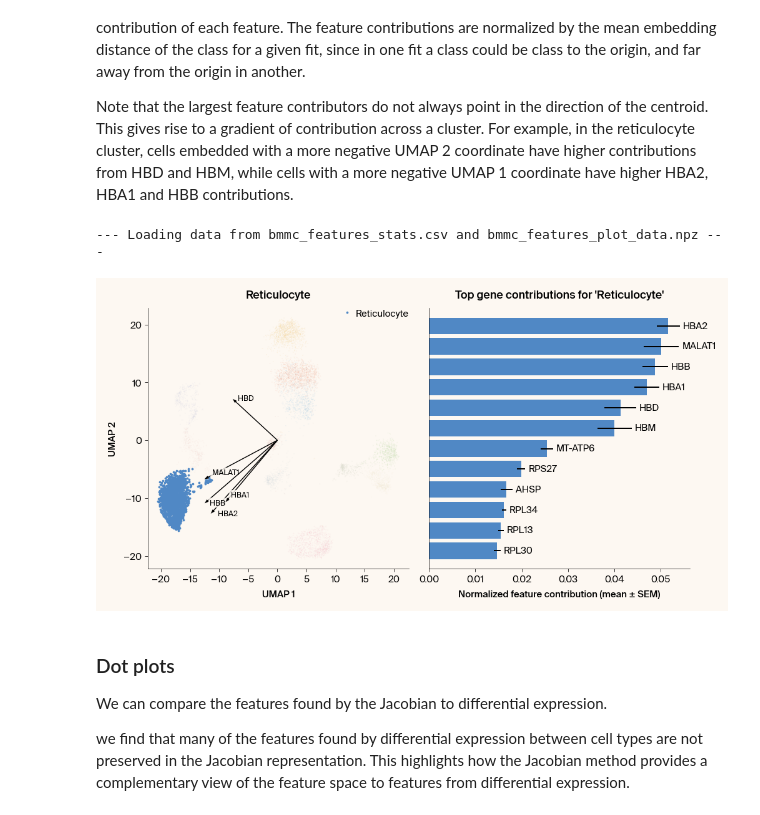
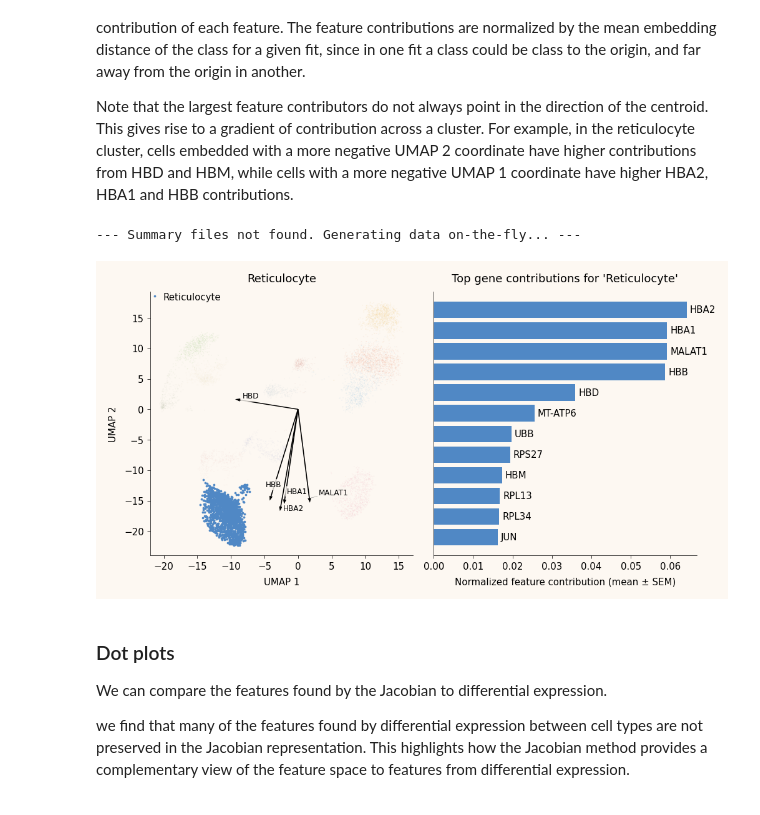
Before and after one commit to Arcadia-Science/glass-box-umap, a Jupyter notebook: index.ipynb, the cells around one changed output. Cells and saved outputs as stored; diff of their text form; code cells hidden in the pictures.

```diff
--- a/index.ipynb
+++ b/index.ipynb
@@ -1157,16 +1185,16 @@ Note that the largest feature contributors do not always point in the direction
 # %%
 pipeline.plot_feature_importance_by_cell_type(
     fit_index=0,
     cell_type_plot=list(np.arange(1)), # Corresponds to the 3rd cell type in adata.obs["cell_type"].value_counts()
-    summary_plot_file='bmmc_features_plot_data.npz',
-    summary_stats_file='bmmc_features_stats.csv'
+    summary_plot_file=None,#'bmmc_features_plot_data.npz',
+    summary_stats_file=None,#'bmmc_features_stats.csv'
 )
 
 # summary_stats_file="analysis_summary_stats.csv",
 # summary_plot_file="analysis_summary_plot_data.npz"
 # %% [output]
---- Loading data from bmmc_features_stats.csv and bmmc_features_plot_data.npz ---
+--- Summary files not found. Generating data on-the-fly... ---
-[figure, old version]
+[figure, new version]
 # %% [markdown]
 ### Dot plots
 
```
Also changed, not shown: parts of 12 cells of this notebook.
